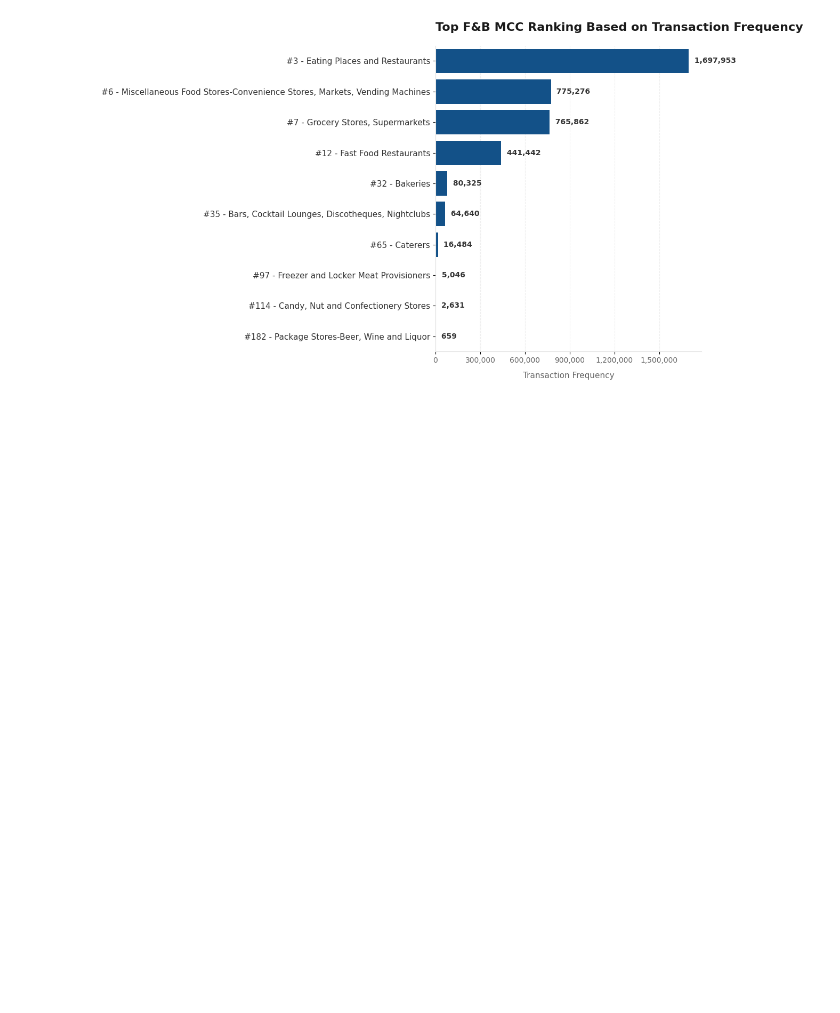
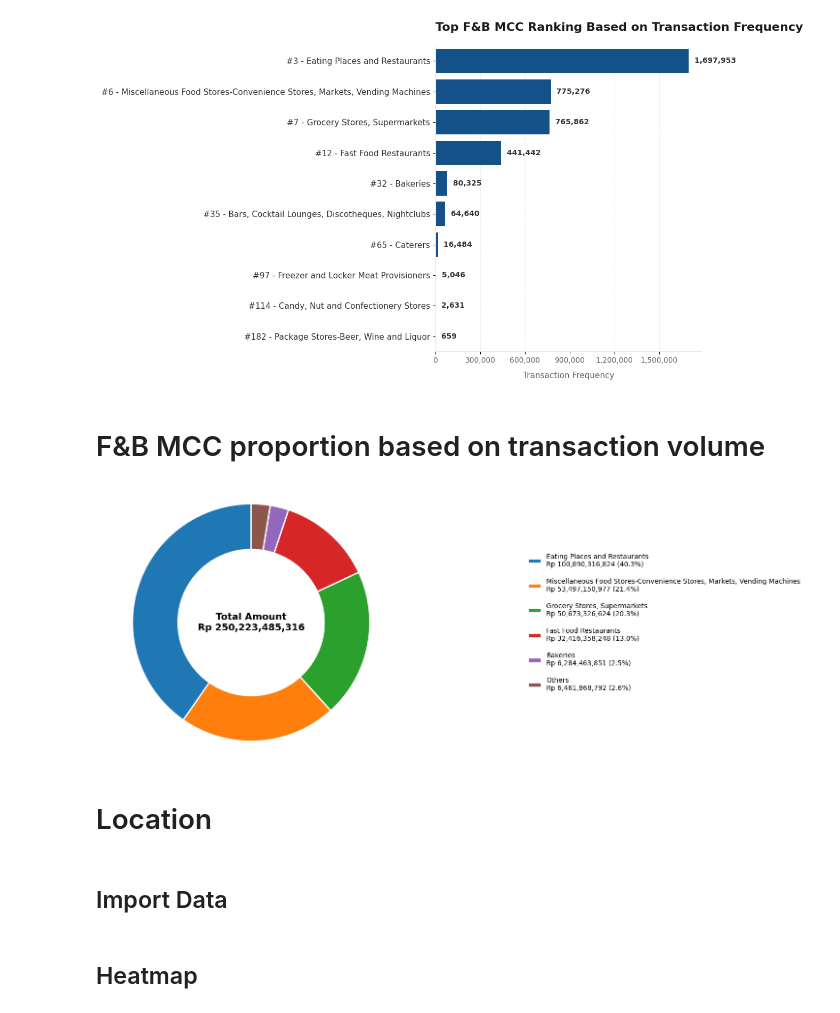
Before and after one commit to FakhriAl-farobi/qris-insight, a Jupyter notebook: F&B.ipynb, the cells around one changed output. Cells and saved outputs as stored; diff of their text form; code cells hidden in the pictures; blank space fills up the shorter version.

```diff
--- a/F&B.ipynb
+++ b/F&B.ipynb
@@ -165,3 +170,64 @@ plot_horizontal_bar(
 )
 # %% [output]
 [figure]
+# %%
+fb_mcc_keywords = [
+    "Caterers", "Eating Places", "Fast Food", "Bars, Cocktail Lounges",
+    "Grocery Stores", "Freezer and Locker Meat", "Candy, Nut",
+    "Dairy Products", "Bakeries", "Miscellaneous Food Stores", "Package Stores"
+]
+# %% [markdown]
+# F&B MCC proportion based on transaction volume
+# %%
+top_n = 5
+
+revenue_per_mcc = df_raw.groupby('mcc_description')['amount'].sum().sort_values(ascending=False)
+
+pattern = '|'.join(fb_mcc_keywords)
+revenue_per_mcc = revenue_per_mcc[revenue_per_mcc.index.str.contains(pattern, case=False, na=False)]
+
+pie_data = revenue_per_mcc.head(top_n).copy()
+others_revenue = revenue_per_mcc.iloc[top_n:].sum()
+
+if others_revenue > 0:
+    pie_data['Others'] = others_revenue
+
+total_all = pie_data.sum()
+legend_labels = [
+    f"{idx}\nRp {val:,.0f} ({(val/total_all)*100:.1f}%)"
+    for idx, val in zip(pie_data.index, pie_data)
+]
+
+fig, ax = plt.subplots(figsize=(8, 7))
+
+wedges, _ = ax.pie(
+    pie_data,
+    startangle=90,
+    colors=plt.cm.tab10.colors,
+    radius=1.3,
+    wedgeprops=dict(width=0.5, edgecolor='white', linewidth=2)
+)
+
+ax.text(
+    0, 0,
+    f"Total Amount\nRp {total_all:,.0f}",
+    ha='center', va='center',
+    fontsize=14, fontweight='bold'
+)
+
+ax.legend(
+    wedges, legend_labels,
+    loc="center left",
+    bbox_to_anchor=(1.4, 0.5),
+    frameon=False,
+    labelspacing=1.5
+)
+
+plt.axis('equal')
+plt.show()
+# %% [output]
+[figure, added]
+# %% [markdown]
+# Location
+# %% [markdown]
+## Import Data
@@ -167,0 +325,2 @@ plot_horizontal_bar(
+# %% [markdown]
+## Heatmap
```
Also changed, not shown: parts of 25 cells of this notebook, 6 other files.
